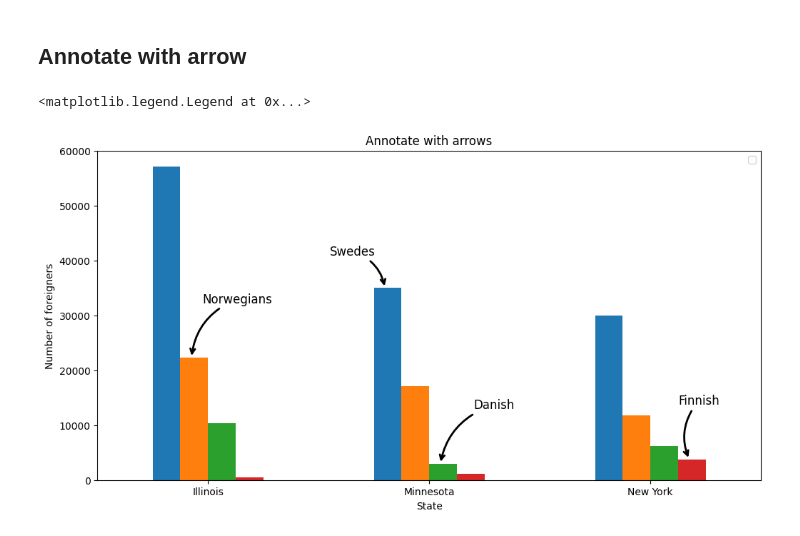
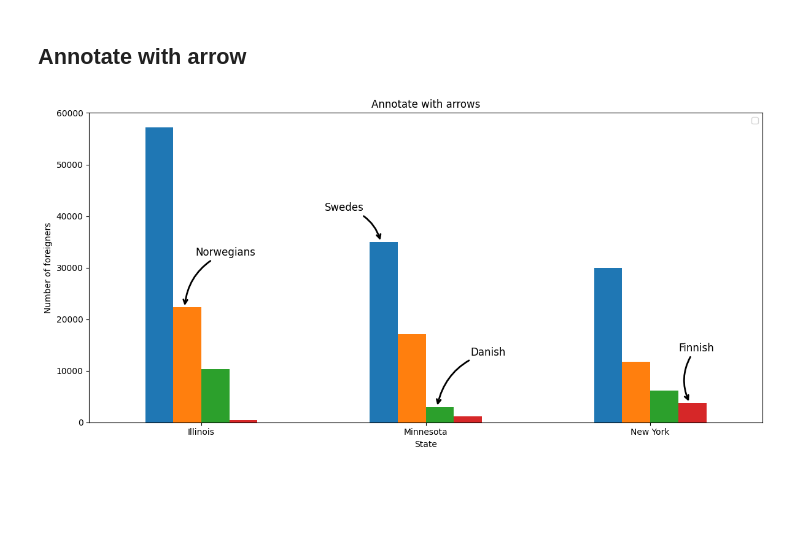
Before and after one commit to AIgineerAB/data_visualization_course, a Jupyter notebook: 03_matplotlib_annotations/matplotlib_annotations.ipynb, the cells around one changed output. Saved outputs shown, nothing was run; the diff lists cells and outputs as text; code cells hidden in the pictures; blank space fills up the shorter version.

```diff
--- a/03_matplotlib_annotations/matplotlib_annotations.ipynb
+++ b/03_matplotlib_annotations/matplotlib_annotations.ipynb
@@ -177,32 +177,35 @@ ax.containers[0][0].get_height(), ax.containers[0][0].get_x()
 # %%
 swede_bars, norwegian_bars, danish_bars, finnish_bars = ax.containers
 
 ax = nordic_plot()
 
 
 def annotate_nordic(bar_artist, text, x_offset=0.3, y_offset=5000):
     xy = (bar_artist.get_x(), bar_artist.get_height())
 
     rad = -0.3 if x_offset < 0 else 0.3
 
     arrowprops = dict(arrowstyle="->", connectionstyle=f"arc3, rad={rad}", linewidth=2)
 
     ax.annotate(
         text=text,
         xy=(xy[0] + 0.05, xy[1]),
         xytext=(xy[0] + x_offset, xy[1] + y_offset),
         arrowprops=arrowprops,
         fontsize=12,
     )
 
 
 annotate_nordic(swede_bars[1], "Swedes", x_offset=-0.2, y_offset=6000)
 annotate_nordic(norwegian_bars[0], "Norwegians", x_offset=0.1, y_offset=10000)
 annotate_nordic(finnish_bars[2], "Finnish", x_offset=0, y_offset=10000)
 annotate_nordic(danish_bars[1], "Danish", x_offset=0.2, y_offset=10000)
 
 ax.set(title = "Annotate with arrows", ylabel="Number of foreigners")
 ax.legend("")
+
+fig = ax.get_figure()
+fig.tight_layout()
+fig.savefig("figures/annotate_arrow.png")
 # %% [output]
-<matplotlib.legend.Legend at 0x...>
-[figure, old version]
+[figure, new version]
```
Also changed, not shown: 3 other files.
